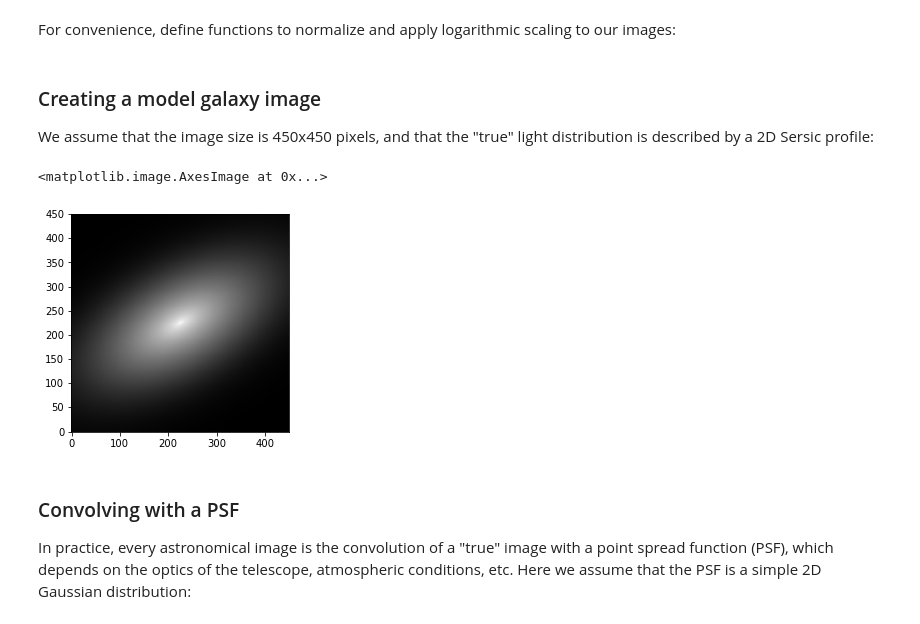
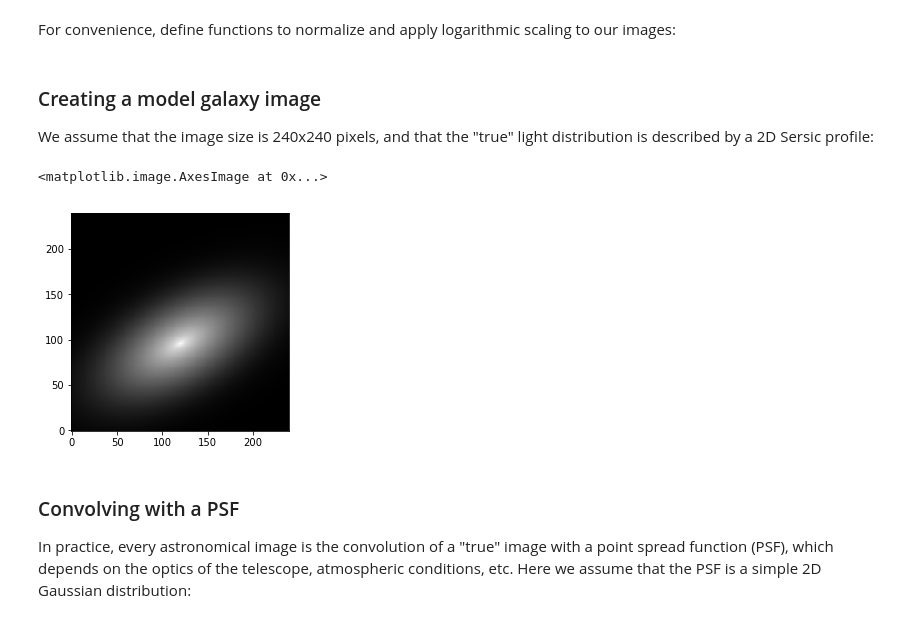
Before and after one commit to vrodgom/statmorph, a Jupyter notebook: notebooks/tutorial.ipynb, the cells around one changed output. Drawn from its saved outputs; the diff is of its cells as text; code cells hidden in the pictures.

```diff
--- a/notebooks/tutorial.ipynb
+++ b/notebooks/tutorial.ipynb
@@ -27,17 +27,17 @@ def normalize(image):
 # %% [markdown]
 ### Creating a model galaxy image
 
-We assume that the image size is 450x450 pixels, and that the "true" light distribution is described by a 2D Sersic profile:
+We assume that the image size is 240x240 pixels, and that the "true" light distribution is described by a 2D Sersic profile:
 # %%
-ny, nx = 450, 450
+ny, nx = 240, 240
 y, x = np.mgrid[0:ny, 0:nx]
-sersic_model = models.Sersic2D(amplitude=1, r_eff=45, n=1.5, x_0=nx/2, y_0=ny/2,
+sersic_model = models.Sersic2D(amplitude=1, r_eff=20, n=1.5, x_0=0.5*nx, y_0=0.4*ny,
                                ellip=0.5, theta=0.5)
 image = sersic_model(x, y)
 plt.imshow(log_stretch(normalize(image)), origin='lower', cmap='gray')
 # %% [output]
 <matplotlib.image.AxesImage at 0x...>
-[figure, old version]
+[figure, new version]
 # %% [markdown]
 ### Convolving with a PSF
 
```
Also changed, not shown: parts of 8 cells of this notebook, 3 other files.
